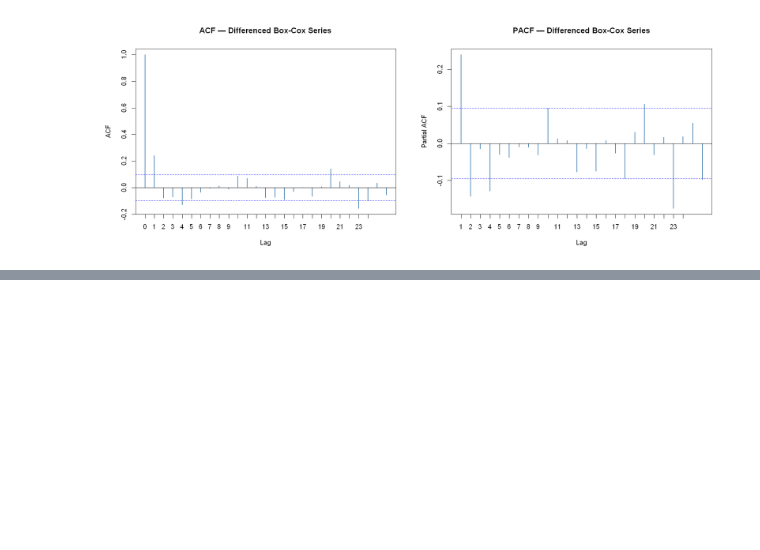
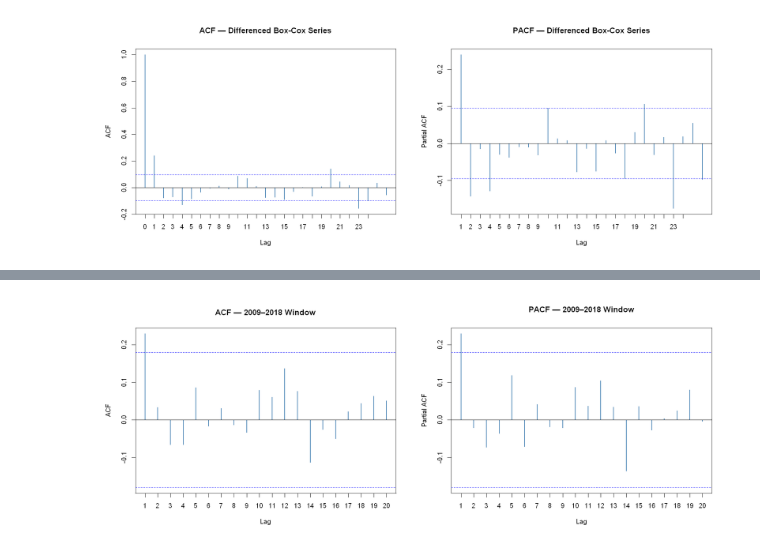
Before and after one commit to AfafKhadraoui/-Brent-Crude-Oil-Time-Series-Forecasting, a Jupyter notebook: Individual_project_Afaf_Khadraoui_G10.ipynb, the cells around one changed output, grey strips where cells are left out. Saved outputs shown, nothing was run; the diff lists cells and outputs as text; code cells hidden in the pictures; blank space fills up the shorter version.

```diff
--- a/Individual_project_Afaf_Khadraoui_G10.ipynb
+++ b/Individual_project_Afaf_Khadraoui_G10.ipynb
@@ -577,0 +701,19 @@ Reordering variables and trying again:
+# %%
+# ACF and PACF of differenced window series
+options(repr.plot.width = 16, repr.plot.height = 6)
+
+par(mfrow = c(1, 2),bg    = "white",mar   = c(5, 5, 4, 2))
+
+acf(window_diff,
+    main    = "ACF — 2009–2018 Window",
+    col     = "steelblue",lwd     = 2,xaxt    = "n")
+axis(1,at     = 0:24 / 12,labels = 0:24)
+
+pacf(window_diff,
+     main    = "PACF — 2009–2018 Window",col     = "steelblue",
+     lwd     = 2,xaxt    = "n")
+axis(1,at     = 1:24 / 12,labels = 1:24)
+
+par(mfrow = c(1, 1))
+# %% [output]
+[figure, added]
```
Also changed, not shown: parts of 25 cells of this notebook.
